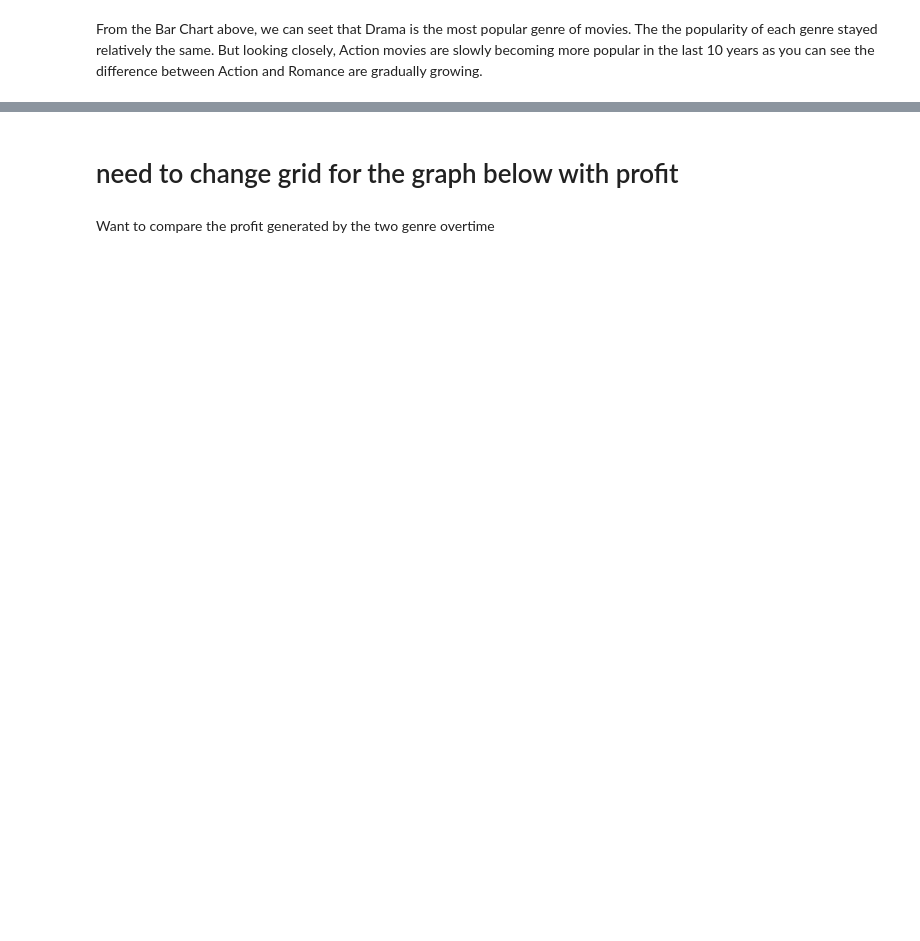
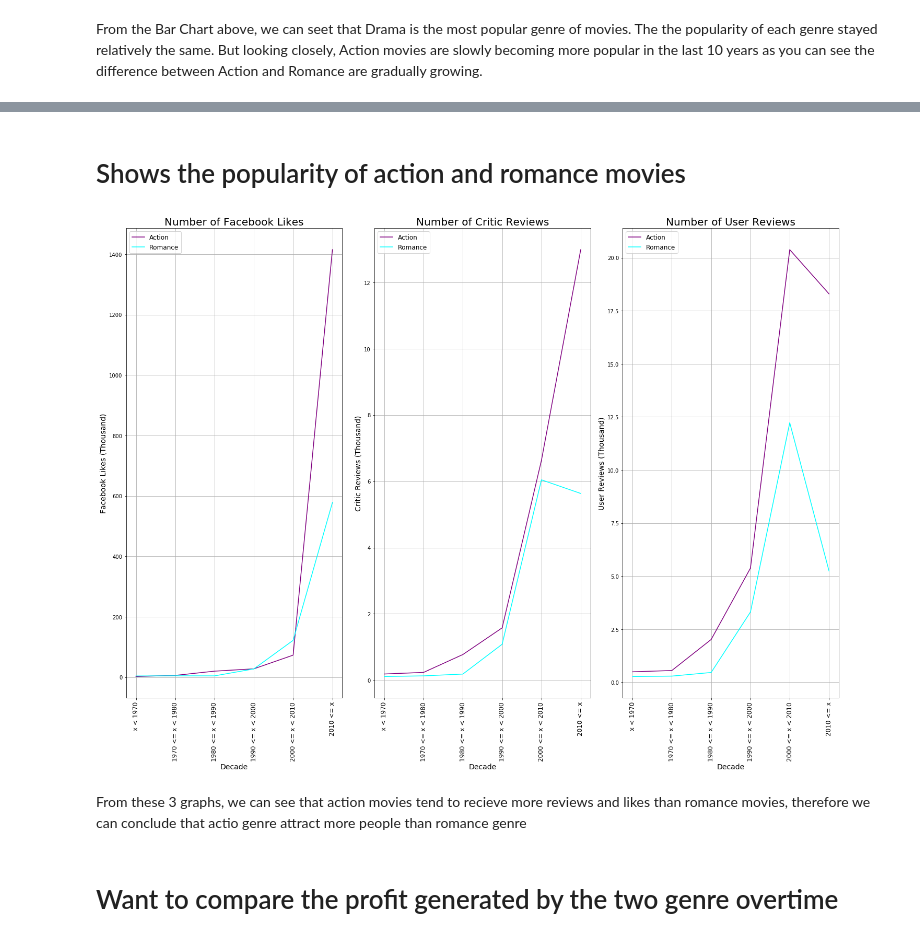
Before and after one commit to Mike1014/Capstone, a Jupyter notebook: capstone(movie - genre).ipynb, the cells around one changed output, grey strips where cells are left out. Saved outputs shown, nothing was run; the diff lists cells and outputs as text; code cells hidden in the pictures; blank space fills up the shorter version.

```diff
--- a/capstone(movie - genre).ipynb
+++ b/capstone(movie - genre).ipynb
@@ -177,2 +188,2 @@ plt.show()
-# %% [markdown]
- # need to change grid for the graph below with profit
+# %% [markdown]
+# Shows the popularity of action and romance movies
@@ -179,2 +242,72 @@ plt.show()
+# %%
+# Assign variable for line plot (action movies)
+act_objects = pop_act_df['Facebook Likes'].index
+fb_act_sum = pop_act_df['Facebook Likes']
+cr_act_sum = pop_act_df['Number of Critic Reviews']
+ur_act_sum = pop_act_df['Number of User Reviews']
+
+# Assign variable for line plot (romance movies)
+fb_rom_sum = pop_rom_df['Facebook Likes']
+cr_rom_sum = pop_rom_df['Number of Critic Reviews']
+ur_rom_sum = pop_rom_df['Number of User Reviews']
+
+
+# Set position on x-axis
+x_pos = np.arange(len(act_objects))
+# %%
+#Compare Action and Romance movies by the numbers produced over the decades
+plt.figure(figsize=(20,15))
+
+## graphs for Facebook Likes
+plt.subplot(1, 3, 1)
+plt.plot(x_pos, fb_act_sum, color = 'purple', zorder = 3, label = 'Action')
+plt.plot(x_pos, fb_rom_sum, color = 'cyan', zorder =3, label = 'Romance')
+
+plt.xticks(x_pos, act_objects, rotation = 90, fontsize = 12)
+plt.ylabel('Facebook Likes (Thousand)', fontsize = 14)
+plt.xlabel('Decade', fontsize = 14)
+plt.title('Number of Facebook Likes', fontsize = 20)
+plt.grid(zorder = 0)
+
+# create a legend
+plt.legend(fontsize = 'large')
+
+
+## graphs for Critic Reviews
+plt.subplot(1, 3, 2)
+plt.plot(x_pos, cr_act_sum, color = 'purple', zorder = 3, label = 'Action')
+plt.plot(x_pos, cr_rom_sum, color = 'cyan', zorder =3, label = 'Romance')
+
+plt.xticks(x_pos, act_objects, rotation = 90, fontsize = 12)
+plt.ylabel('Critic Reviews (Thousand)', fontsize = 14)
+plt.xlabel('Decade', fontsize = 14)
+plt.title('Number of Critic Reviews', fontsize = 20)
+plt.grid(zorder = 0)
+
+# create a legend
+plt.legend(fontsize = 'large')
+
+
+## graphs for User Reviews
+plt.subplot(1, 3, 3)
+plt.plot(x_pos, ur_act_sum, color = 'purple', zorder = 3, label = 'Action')
+plt.plot(x_pos, ur_rom_sum, color = 'cyan', zorder =3, label = 'Romance')
+
+plt.xticks(x_pos, act_objects, rotation = 90, fontsize = 12)
+plt.ylabel('User Reviews (Thousand)', fontsize = 14)
+plt.xlabel('Decade', fontsize = 14)
+plt.title('Number of User Reviews', fontsize = 20)
+plt.grid(zorder = 0)
+
+# create a legend
+plt.legend(fontsize = 'large')
+
+
+plt.tight_layout()
+plt.show()
+# %% [output]
+[figure, added]
+# %% [markdown]
+From these 3 graphs, we can see that action movies tend to recieve more reviews and likes than romance movies, therefore we can conclude that actio genre attract more people than romance genre
 # %% [markdown]
-Want to compare the profit generated by the two genre overtime
+# Want to compare the profit generated by the two genre overtime
```
Also changed, not shown: parts of 37 cells of this notebook.
